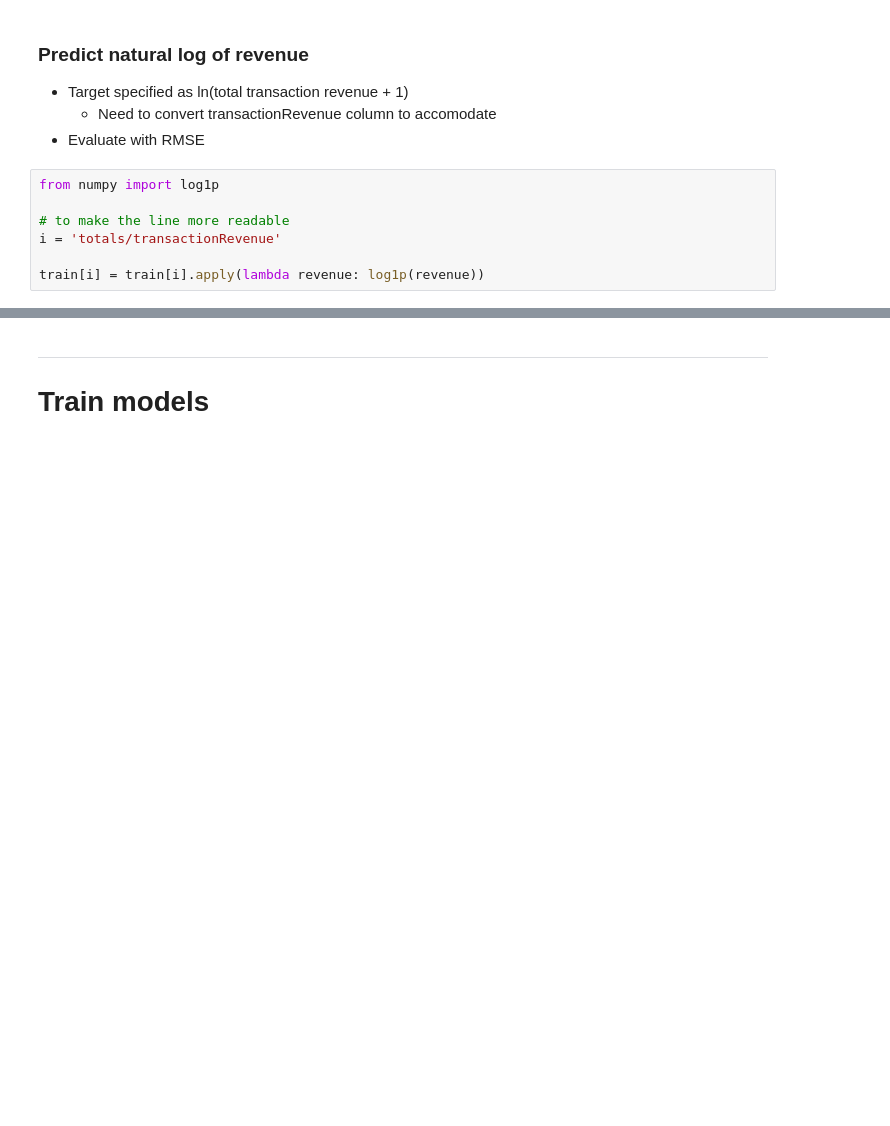
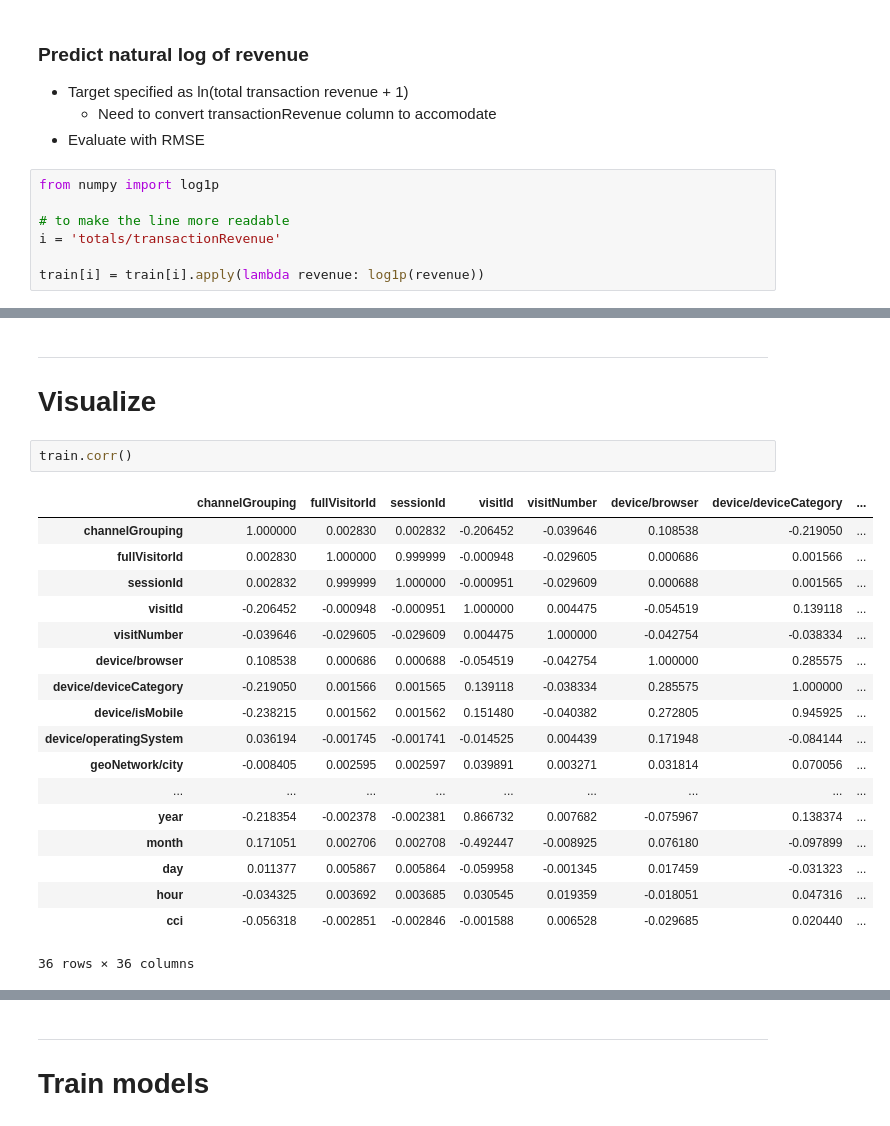
Before and after one commit to milto-github/kaggle-google-analytics, a Jupyter notebook: main_notebook.ipynb, the cells around one changed output, grey strips where cells are left out. Cells and saved outputs as stored; diff of their text form; blank space fills up the shorter version.

```diff
--- a/main_notebook.ipynb
+++ b/main_notebook.ipynb
@@ -174,0 +198,24 @@ train[i] = train[i].apply(lambda revenue: log1p(revenue))
+# %% [markdown]
+---
+# Visualize
+# %%
+train.corr()
+# %% [output]
+|  | channelGrouping | fullVisitorId | sessionId | visitId | visitNumber | device/browser | device/deviceCategory | ... |
+| channelGrouping | 1.000000 | 0.002830 | 0.002832 | -0.206452 | -0.039646 | 0.108538 | -0.219050 | ... |
+| fullVisitorId | 0.002830 | 1.000000 | 0.999999 | -0.000948 | -0.029605 | 0.000686 | 0.001566 | ... |
+| sessionId | 0.002832 | 0.999999 | 1.000000 | -0.000951 | -0.029609 | 0.000688 | 0.001565 | ... |
+| visitId | -0.206452 | -0.000948 | -0.000951 | 1.000000 | 0.004475 | -0.054519 | 0.139118 | ... |
+| visitNumber | -0.039646 | -0.029605 | -0.029609 | 0.004475 | 1.000000 | -0.042754 | -0.038334 | ... |
+| device/browser | 0.108538 | 0.000686 | 0.000688 | -0.054519 | -0.042754 | 1.000000 | 0.285575 | ... |
+| device/deviceCategory | -0.219050 | 0.001566 | 0.001565 | 0.139118 | -0.038334 | 0.285575 | 1.000000 | ... |
+| device/isMobile | -0.238215 | 0.001562 | 0.001562 | 0.151480 | -0.040382 | 0.272805 | 0.945925 | ... |
+| device/operatingSystem | 0.036194 | -0.001745 | -0.001741 | -0.014525 | 0.004439 | 0.171948 | -0.084144 | ... |
+| geoNetwork/city | -0.008405 | 0.002595 | 0.002597 | 0.039891 | 0.003271 | 0.031814 | 0.070056 | ... |
+| ... | ... | ... | ... | ... | ... | ... | ... | ... |
+| year | -0.218354 | -0.002378 | -0.002381 | 0.866732 | 0.007682 | -0.075967 | 0.138374 | ... |
+| month | 0.171051 | 0.002706 | 0.002708 | -0.492447 | -0.008925 | 0.076180 | -0.097899 | ... |
+| day | 0.011377 | 0.005867 | 0.005864 | -0.059958 | -0.001345 | 0.017459 | -0.031323 | ... |
+| hour | -0.034325 | 0.003692 | 0.003685 | 0.030545 | 0.019359 | -0.018051 | 0.047316 | ... |
+| cci | -0.056318 | -0.002851 | -0.002846 | -0.001588 | 0.006528 | -0.029685 | 0.020440 | ... |
+36 rows × 36 columns
```
Also changed, not shown: parts of 7 cells of this notebook.
